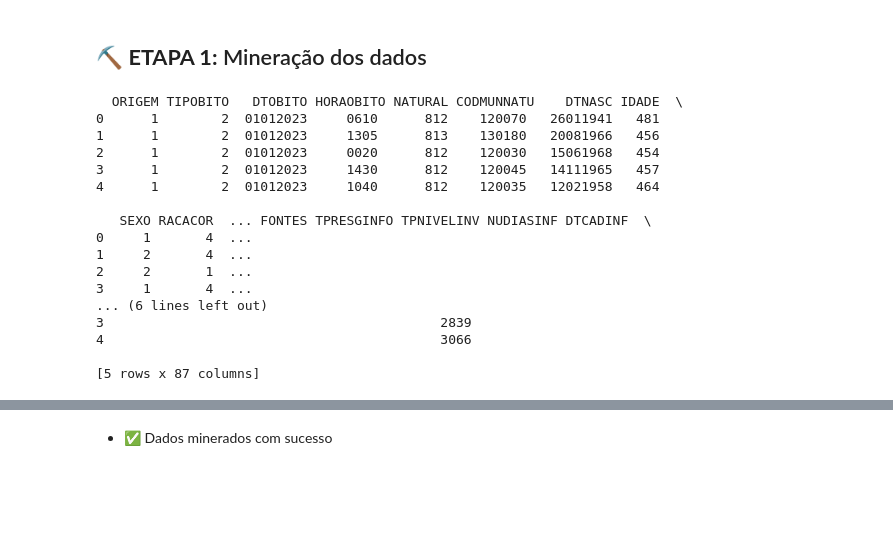
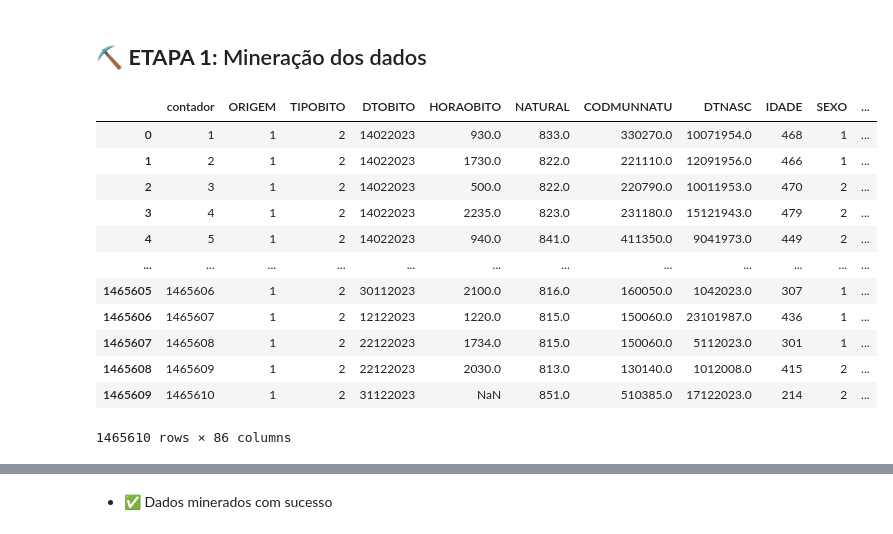
Before and after one commit to kauebr/Projeto-Turing, a Jupyter notebook: Codigos/Análise Explorátoria v001.ipynb, the cells around one changed output, grey strips where cells are left out. Cells and saved outputs as stored; diff of their text form; code cells hidden in the pictures; blank space fills up the shorter version.

```diff
--- a/Codigos/Análise Explorátoria v001.ipynb
+++ b/Codigos/Análise Explorátoria v001.ipynb
@@ -60,35 +37,8 @@ from scipy.interpolate import make_interp_spline
-# %%
-# Carrega o módulo SIM
-sim = SIM().load()
-
-# Obtém os arquivos de 2023 para o grupo CID10
-arquivos_2023 = sim.get_files("CID10", year=2023)
-
-# Faz o download do arquivo (ou dos arquivos, se houver mais de um)
-parquets = [arquivo.download() for arquivo in arquivos_2023]
-
-dfs = [pq.to_dataframe() for pq in parquets]
-
-# Junta todos os dataframes, caso haja mais de um
-df = pd.concat(dfs, ignore_index=True)
-
-# Exibe as 5 primeiras linhas
-print(df.head(5))
-# %% [output]
-  ORIGEM TIPOBITO   DTOBITO HORAOBITO NATURAL CODMUNNATU    DTNASC IDADE  \
-0      1        2  01012023     0610      812    120070   26011941   481
-1      1        2  01012023     1305      813    130180   20081966   456
-2      1        2  01012023     0020      812    120030   15061968   454
-3      1        2  01012023     1430      812    120045   14111965   457
-4      1        2  01012023     1040      812    120035   12021958   464
-
-   SEXO RACACOR  ... FONTES TPRESGINFO TPNIVELINV NUDIASINF DTCADINF  \
-0     1       4  ...
-1     2       4  ...
-2     2       1  ...
-3     1       4  ...
-... (6 lines left out)
-3                                           2839
-4                                           3066
-
-[5 rows x 87 columns]
+# %%
+## ⛏️Mineração dos dados
+
+# URL do arquivo
+url = "https://s3.sa-east-1.amazonaws.com/ckan.saude.gov.br/SIM/DO23OPEN.csv"
+
+# Lendo o arquivo CSV diretamente da URL
+dados = pd.read_csv(url, sep=';', encoding='latin-1')
@@ -94,0 +48,16 @@ print(df.head(5))
+# %%
+dados
+# %% [output]
+|  | contador | ORIGEM | TIPOBITO | DTOBITO | HORAOBITO | NATURAL | CODMUNNATU | DTNASC | IDADE | SEXO | ... |
+| 0 | 1 | 1 | 2 | 14022023 | 930.0 | 833.0 | 330270.0 | 10071954.0 | 468 | 1 | ... |
+| 1 | 2 | 1 | 2 | 14022023 | 1730.0 | 822.0 | 221110.0 | 12091956.0 | 466 | 1 | ... |
+| 2 | 3 | 1 | 2 | 14022023 | 500.0 | 822.0 | 220790.0 | 10011953.0 | 470 | 2 | ... |
+| 3 | 4 | 1 | 2 | 14022023 | 2235.0 | 823.0 | 231180.0 | 15121943.0 | 479 | 2 | ... |
+| 4 | 5 | 1 | 2 | 14022023 | 940.0 | 841.0 | 411350.0 | 9041973.0 | 449 | 2 | ... |
+| ... | ... | ... | ... | ... | ... | ... | ... | ... | ... | ... | ... |
+| 1465605 | 1465606 | 1 | 2 | 30112023 | 2100.0 | 816.0 | 160050.0 | 1042023.0 | 307 | 1 | ... |
+| 1465606 | 1465607 | 1 | 2 | 12122023 | 1220.0 | 815.0 | 150060.0 | 23101987.0 | 436 | 1 | ... |
+| 1465607 | 1465608 | 1 | 2 | 22122023 | 1734.0 | 815.0 | 150060.0 | 5112023.0 | 301 | 1 | ... |
+| 1465608 | 1465609 | 1 | 2 | 22122023 | 2030.0 | 813.0 | 130140.0 | 1012008.0 | 415 | 2 | ... |
+| 1465609 | 1465610 | 1 | 2 | 31122023 | NaN | 851.0 | 510385.0 | 17122023.0 | 214 | 2 | ... |
+1465610 rows × 86 columns
```
Also changed, not shown: parts of 12 cells of this notebook.
